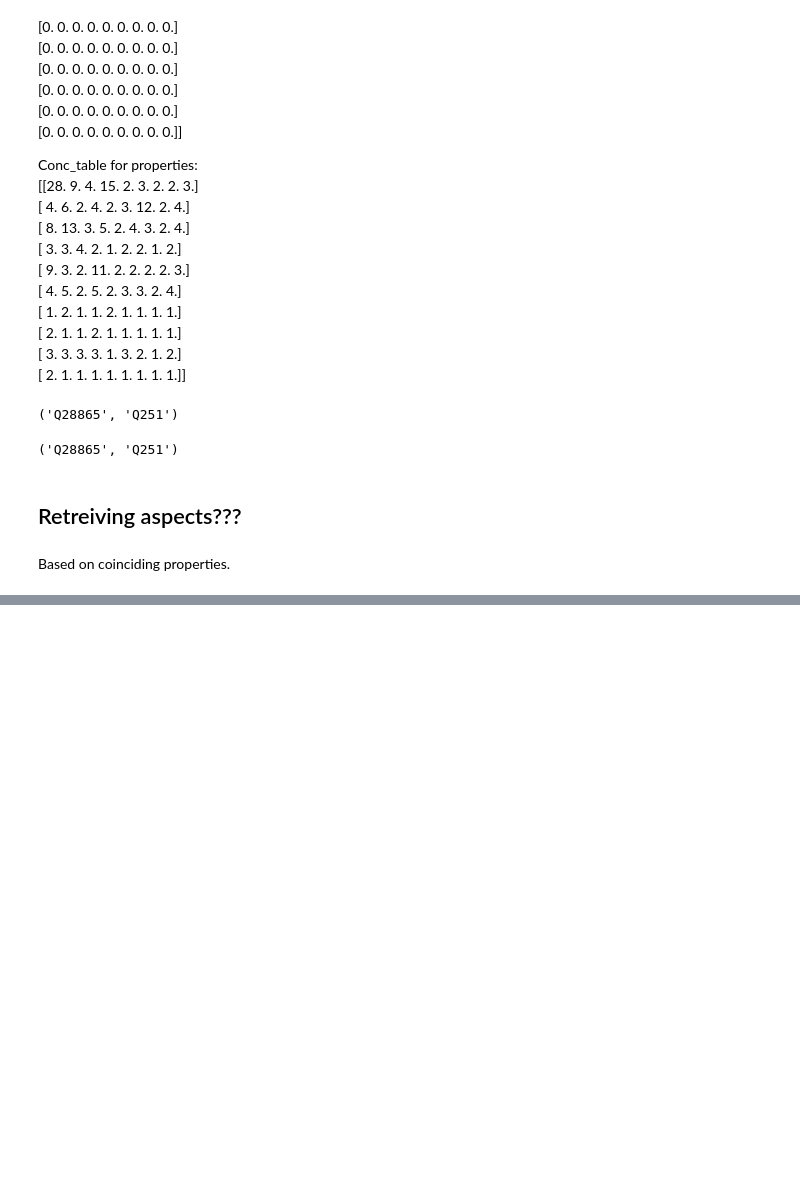
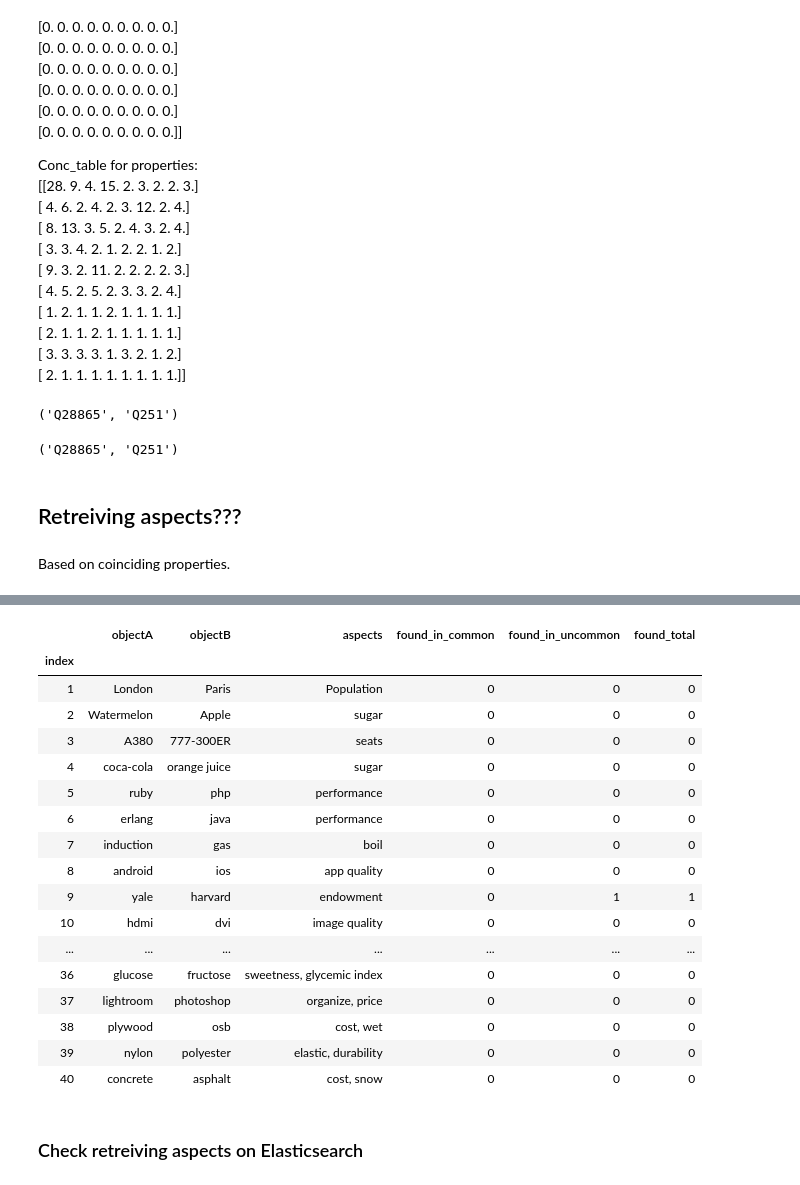
Before and after one commit to alebondarenko/comparely, a Jupyter notebook: Wikidata/WikidataExpermients.ipynb, the cells around one changed output, grey strips where cells are left out. Saved outputs shown, nothing was run; the diff lists cells and outputs as text; code cells hidden in the pictures; blank space fills up the shorter version.

Commit message:
Elasticsearch and ACQuA experiments

```diff
--- a/Wikidata/WikidataExpermients.ipynb
+++ b/Wikidata/WikidataExpermients.ipynb
@@ -223,6 +236,6 @@ def compare_props(ent_info_a, ent_info_b):
 
     a_json = get_entities(common_props[:50])
     b_json = get_entities(uncommon_props[:50])
-    cp_names = get_prop_names(common_props, a_json)
-    up_names = get_prop_names(uncommon_props, b_json)
+    cp_names = get_prop_names(common_props[:50], a_json)
+    up_names = get_prop_names(uncommon_props[:50], b_json)
     return cp_names, up_names
@@ -268,0 +285,3 @@ up
+# %%
+ent_id_a, ent_id_b, ent_info_a, ent_info_b = strings2ids("Bill Gates", "Steve Jobs")
+cp, up = compare_props(ent_info_a, ent_info_b)
@@ -268,0 +331,3 @@ up
+# %%
+acqua = pd.read_csv("ACQuA - CompArgs - Final Evaluation Triples CAM - v1_triples.tsv", delimiter='\t', index_col='index')
+acqua.head()
@@ -268,0 +348,21 @@ up
+# %%
+found_in_common = []
+found_in_uncommon = []
+found_total = []
+
+for index, row in acqua.iterrows():
+    obj_a = row['objectA']
+    obj_b = row['objectB']
+    aspects= row['aspects'].split(", ")
+    print(f"\n{obj_a}, {obj_b}, {aspects}")
+    ent_id_a, ent_id_b, ent_info_a, ent_info_b = strings2ids(obj_a, obj_b)
+    cp, up = compare_props(ent_info_a, ent_info_b)
+    found_in_common.append(0)
+    found_in_uncommon.append(0)
+    found_total.append(0)
+    for aspect in aspects:
+        if aspect in cp:
+            found_in_common[-1] += 1
+        if aspect in up:
+            found_in_uncommon[-1] += 1
+        found_total[-1] = found_in_common[-1] + found_in_uncommon[-1]
@@ -268,0 +387,27 @@ up
+# %%
+results = pd.DataFrame(acqua[['objectA', 'objectB', 'aspects']])
+results['found_in_common'] = found_in_common
+results['found_in_uncommon'] = found_in_uncommon
+results['found_total'] = found_total
+results
+# %% [output]
+|  | objectA | objectB | aspects | found_in_common | found_in_uncommon | found_total |
+| index |  |  |  |  |  |  |
+| 1 | London | Paris | Population | 0 | 0 | 0 |
+| 2 | Watermelon | Apple | sugar | 0 | 0 | 0 |
+| 3 | A380 | 777-300ER | seats | 0 | 0 | 0 |
+| 4 | coca-cola | orange juice | sugar | 0 | 0 | 0 |
+| 5 | ruby | php | performance | 0 | 0 | 0 |
+| 6 | erlang | java | performance | 0 | 0 | 0 |
+| 7 | induction | gas | boil | 0 | 0 | 0 |
+| 8 | android | ios | app quality | 0 | 0 | 0 |
+| 9 | yale | harvard | endowment | 0 | 1 | 1 |
+| 10 | hdmi | dvi | image quality | 0 | 0 | 0 |
+| ... | ... | ... | ... | ... | ... | ... |
+| 36 | glucose | fructose | sweetness, glycemic index | 0 | 0 | 0 |
+| 37 | lightroom | photoshop | organize, price | 0 | 0 | 0 |
+| 38 | plywood | osb | cost, wet | 0 | 0 | 0 |
+| 39 | nylon | polyester | elastic, durability | 0 | 0 | 0 |
+| 40 | concrete | asphalt | cost, snow | 0 | 0 | 0 |
+# %% [markdown]
+### Check retreiving aspects on Elasticsearch
```
Also changed, not shown: parts of 23 cells of this notebook, 5 other files.
